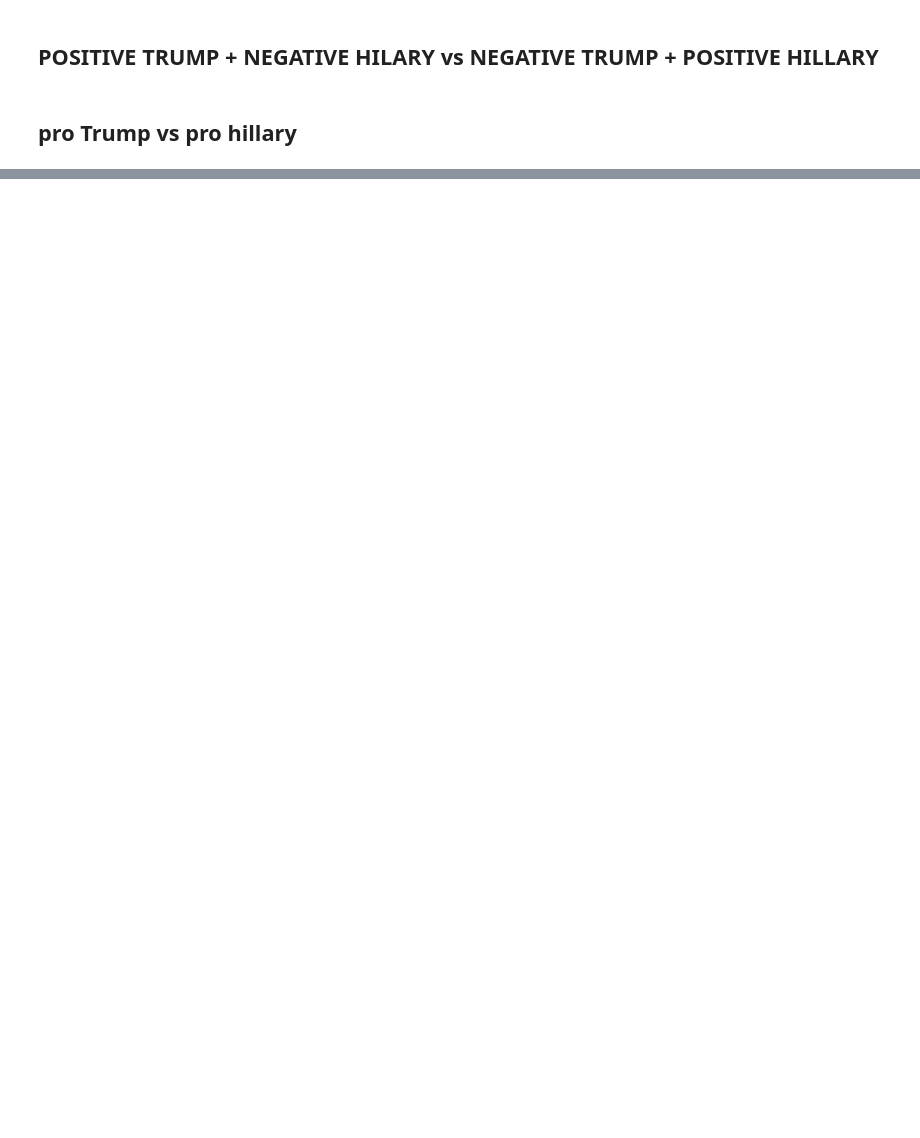
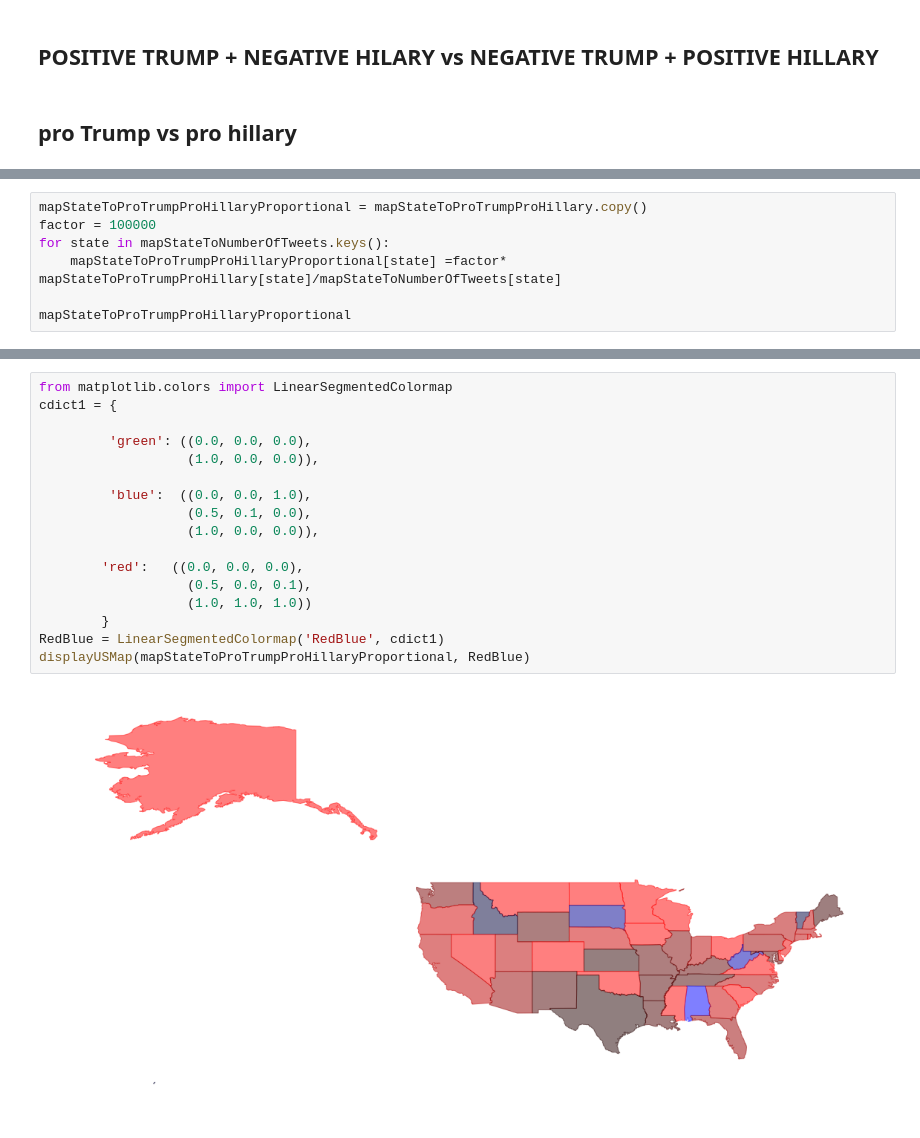
Before and after one commit to maxcrous/Elections_Twitter_Project, a Jupyter notebook: week3_4_assignment_albert.ipynb, the cells around one changed output, grey strips where cells are left out. Cells and saved outputs as stored; diff of their text form; blank space fills up the shorter version.

```diff
--- a/week3_4_assignment_albert.ipynb
+++ b/week3_4_assignment_albert.ipynb
@@ -846,0 +1120,7 @@ plt.show()
+# %%
+mapStateToProTrumpProHillaryProportional = mapStateToProTrumpProHillary.copy()
+factor = 100000
+for state in mapStateToNumberOfTweets.keys():
+    mapStateToProTrumpProHillaryProportional[state] =factor* mapStateToProTrumpProHillary[state]/mapStateToNumberOfTweets[state]
+
+mapStateToProTrumpProHillaryProportional
@@ -846,0 +1145,19 @@ plt.show()
+# %%
+from matplotlib.colors import LinearSegmentedColormap
+cdict1 = {
+
+         'green': ((0.0, 0.0, 0.0),
+                   (1.0, 0.0, 0.0)),
+
+         'blue':  ((0.0, 0.0, 1.0),
+                   (0.5, 0.1, 0.0),
+                   (1.0, 0.0, 0.0)),
+
+        'red':   ((0.0, 0.0, 0.0),
+                   (0.5, 0.0, 0.1),
+                   (1.0, 1.0, 1.0))
+        }
+RedBlue = LinearSegmentedColormap('RedBlue', cdict1)
+displayUSMap(mapStateToProTrumpProHillaryProportional, RedBlue)
+# %% [output]
+[figure, added]
```
Also changed, not shown: parts of 57 cells of this notebook, 1 other file.
